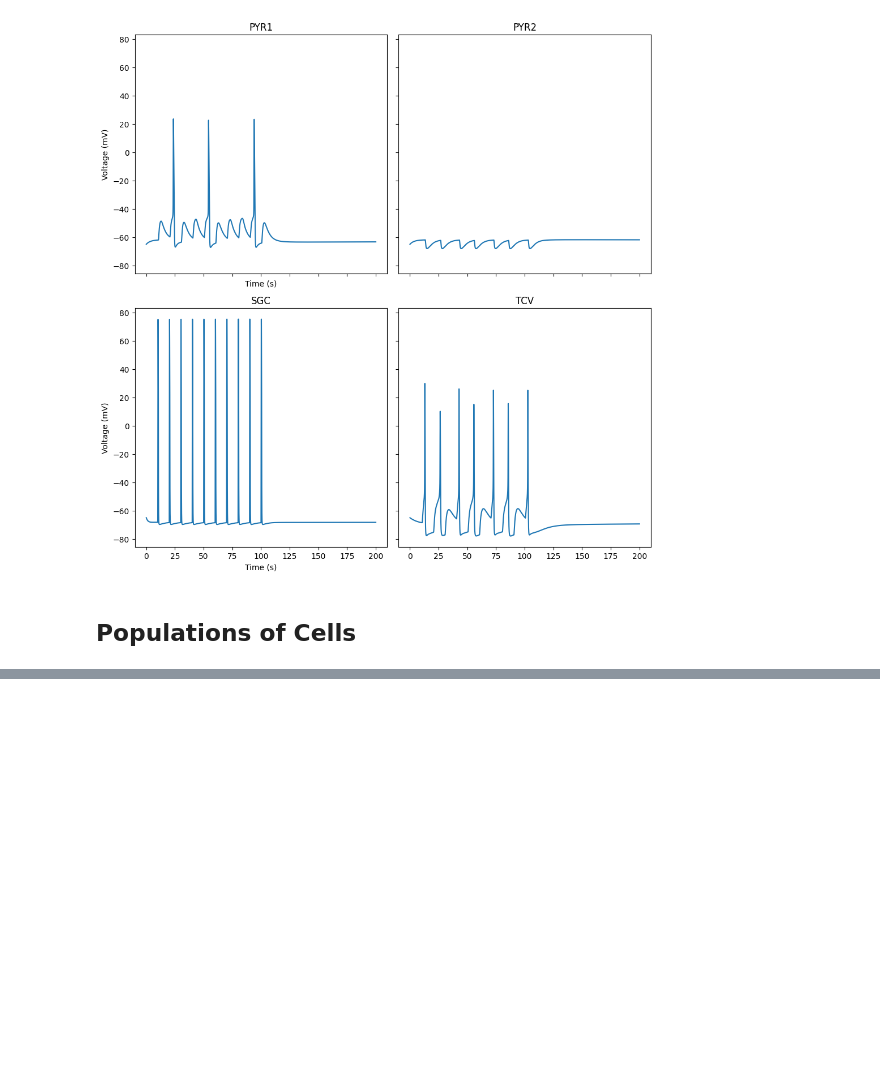
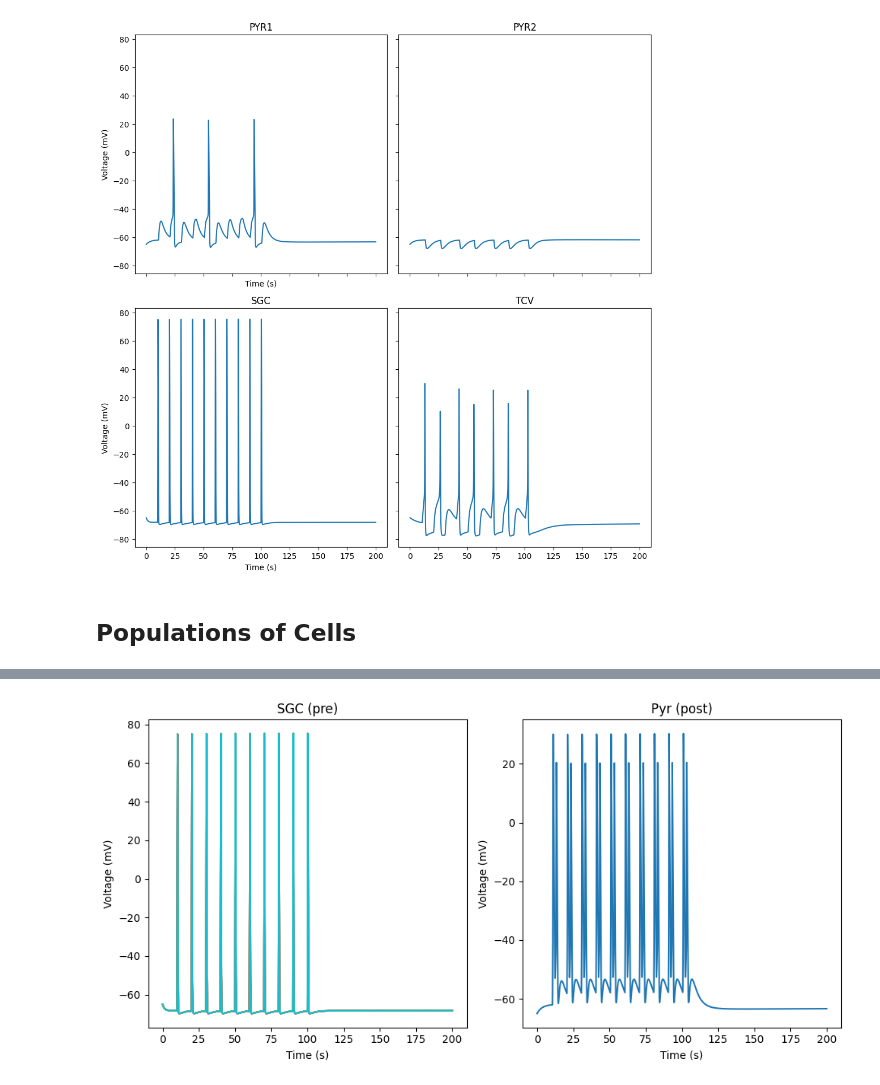
Before and after one commit to kedoxey/DCN_model, a Jupyter notebook: notebooks/cnmodel.ipynb, the cells around one changed output, grey strips where cells are left out. Cells and saved outputs as stored; diff of their text form; code cells hidden in the pictures; blank space fills up the shorter version.

```diff
--- a/notebooks/cnmodel.ipynb
+++ b/notebooks/cnmodel.ipynb
@@ -236,0 +312,81 @@ sgc_cells[0][1]
+# %%
+num_sgc = 10
+
+sgc_cells = []
+for i in range(num_sgc):
+    sgc_cells.append(cnm.cells.SGC.create())
+
+pyr_cell = cnm.cells.Pyramidal.create()
+
+n_synapses = 10
+synapses = []
+
+for sgc_cell in sgc_cells:
+
+    for i in range(n_synapses):
+
+        synapses.append(sgc_cell.connect(pyr_cell, type='simple'))
+
+dt = 0.025
+
+stim = {
+    'NP': 10,
+    'Sfreq': 100.0,
+    'delay': 10.0,
+    'dur': 0.5,
+    'amp': 10.0,
+    'PT': 0.0,
+    'dt': dt,
+}
+
+istims = []
+
+for i, sgc_cell in enumerate(sgc_cells):
+
+    istim = h.iStim(0.5, sec=sgc_cell.soma)
+
+    (secmd, maxt, tstims) = cnm.util.make_pulse(stim)
+
+    istim.delay = 0
+    istim.dur = 1e9
+    istim.iMax = 0.0
+
+    i_stim_vec = h.Vector(secmd)
+    i_stim_vec.play(istim._ref_i, dt, 0)
+
+    istim_i = h.Vector().record(istim._ref_i)
+    istims.append((istim, i_stim_vec))
+
+t = h.Vector().record(h._ref_t)
+v_pyr = h.Vector().record(pyr_cell.soma(0.5)._ref_v)
+
+v_sgcs = {}
+for i, sgc_cell in enumerate(sgc_cells):
+    v_sgcs[i] = h.Vector().record(sgc_cell.soma(0.5)._ref_v)
+
+h.tstop = 200
+h.celsius = 34
+h.dt = dt
+
+cnm.util.custom_init()
+h.run()
+
+fig, axs = plt.subplots(1,2,figsize=(10,5))
+axs.ravel()
+
+for i, v_sgc in v_sgcs.items():
+
+    axs[0].plot(t, v_sgc)
+
+axs[0].set_xlabel('Time (s)')
+axs[0].set_ylabel('Voltage (mV)')
+axs[0].set_title('SGC (pre)')
+
+axs[1].plot(t, v_pyr)
+axs[1].set_xlabel('Time (s)')
+axs[1].set_ylabel('Voltage (mV)')
+axs[1].set_title('Pyr (post)')
+
+fig.tight_layout()
+# %% [output]
+[figure, added]
```
Also changed, not shown: parts of 32 cells of this notebook.
